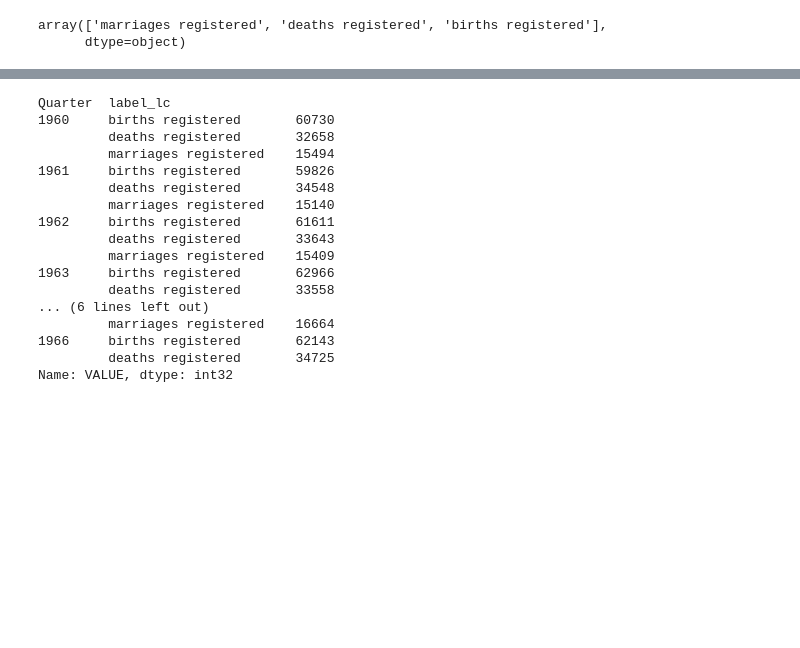
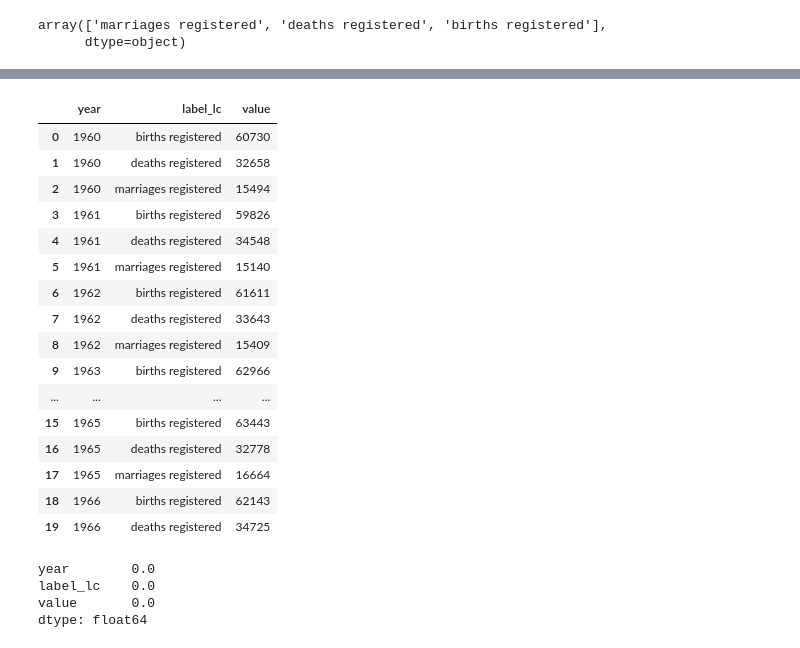
Before and after one commit to LeopoldoCCT/Strategic_Thinking_, a Jupyter notebook: Population_CA2_LeopoldoRojoRomero.ipynb, the cells around one changed output, grey strips where cells are left out. Cells and saved outputs as stored; diff of their text form; code cells hidden in the pictures; blank space fills up the shorter version.

Commit message:
Pre-Processing data

```diff
--- a/Population_CA2_LeopoldoRojoRomero.ipynb
+++ b/Population_CA2_LeopoldoRojoRomero.ipynb
@@ -149,8 +152,8 @@ df[['label_lc']].head()
 # Since we are analysing the population change per year, we do not need the values per quater, therefore we will remove
 # Q1, Q2, Q3 and Q4 from the Quater column and then we will be able to asign the column as a integer.
 
-df['Quarter'] = df['Quarter'].str[:-2] # Remove the first character from the column
-df['Quarter']
+df['year'] = df['year'].str[:-2] # Remove the first character from the column
+df['year']
 # %% [output]
 0       1960
 1       1960
@@ -167,5 +170,5 @@ Name: Quarter, Length: 3289, dtype: object
 # %%
-df['Quarter'] = df['Quarter'].astype(int) # Assign Quarter column as a type integer
+df['year'] = df['year'].astype(int) # Assign Quarter column as a type integer
 df.dtypes
 # %% [output]
 Statistic Label     object
@@ -211,7 +214,7 @@ df['label_lc'].unique()
 array(['marriages registered', 'deaths registered', 'births registered'],
       dtype=object)
 # %%
-df['VALUE'] = df['VALUE'].astype(int) # Assign VALUE column as a type integer, since a birth or death can only be an integer.
+df['value'] = df['value'].astype(int) # Assign VALUE column as a type integer, since a birth or death can only be an integer.
 df.dtypes
 # %% [output]
 Statistic Label    object
@@ -221,0 +234,3 @@ dtype: object
+# %%
+df.drop(columns='Statistic Label', inplace=True)
+df.head()
@@ -222,21 +244,28 @@ dtype: object
 # %%
-df_group = df.groupby(['Quarter','label_lc'])['VALUE'].sum()
+df_group = df.groupby(['year','label_lc'], as_index=False)['value'].sum()
 df_group.head(20)
 # %% [output]
-Quarter  label_lc
-1960     births registered       60730
-         deaths registered       32658
-         marriages registered    15494
-1961     births registered       59826
-         deaths registered       34548
-         marriages registered    15140
-1962     births registered       61611
-         deaths registered       33643
-         marriages registered    15409
-1963     births registered       62966
-         deaths registered       33558
-... (6 lines left out)
-         marriages registered    16664
-1966     births registered       62143
-         deaths registered       34725
-Name: VALUE, dtype: int32
+|  | year | label_lc | value |
+| 0 | 1960 | births registered | 60730 |
+| 1 | 1960 | deaths registered | 32658 |
+| 2 | 1960 | marriages registered | 15494 |
+| 3 | 1961 | births registered | 59826 |
+| 4 | 1961 | deaths registered | 34548 |
+| 5 | 1961 | marriages registered | 15140 |
+| 6 | 1962 | births registered | 61611 |
+| 7 | 1962 | deaths registered | 33643 |
+| 8 | 1962 | marriages registered | 15409 |
+| 9 | 1963 | births registered | 62966 |
+| ... | ... | ... | ... |
+| 15 | 1965 | births registered | 63443 |
+| 16 | 1965 | deaths registered | 32778 |
+| 17 | 1965 | marriages registered | 16664 |
+| 18 | 1966 | births registered | 62143 |
+| 19 | 1966 | deaths registered | 34725 |
+# %%
+df_group.isnull().mean()*100 # Porcentage of missing data
+# %% [output]
+year        0.0
+label_lc    0.0
+value       0.0
+dtype: float64
```
Also changed, not shown: parts of 7 cells of this notebook.
